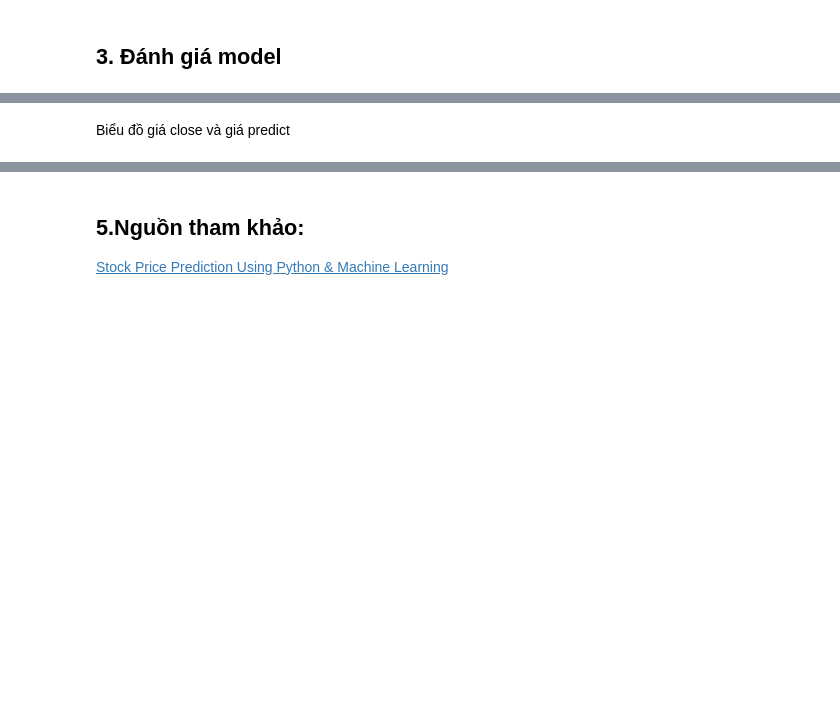
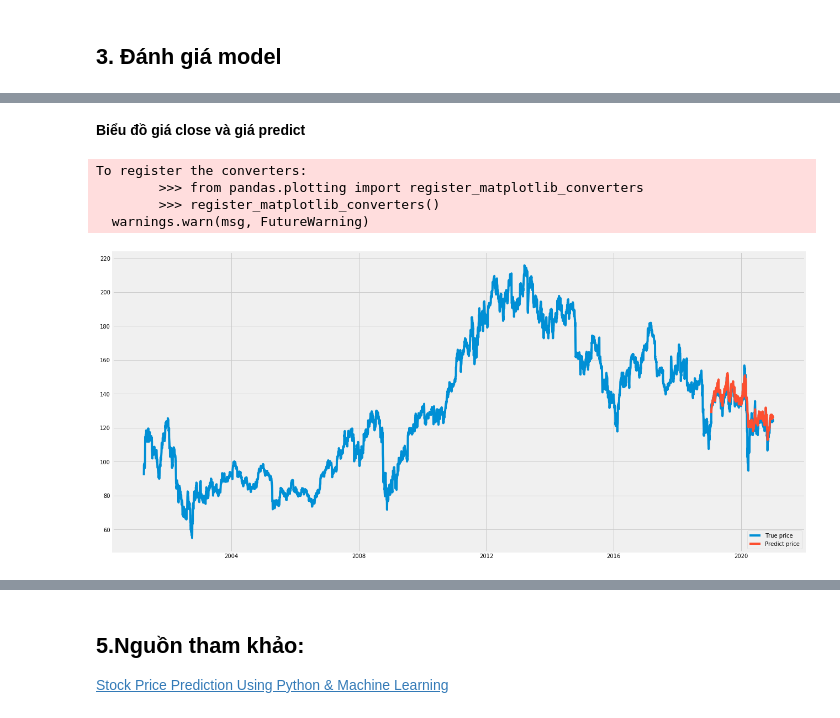
Before and after one commit to ptquan-hcmus/StockPricePredict, a Jupyter notebook: StockPredictModel.ipynb, the cells around one changed output, grey strips where cells are left out. Cells and saved outputs as stored; diff of their text form; code cells hidden in the pictures; blank space fills up the shorter version.

```diff
--- a/StockPredictModel.ipynb
+++ b/StockPredictModel.ipynb
@@ -228,6 +254,6 @@ model.add(LSTM(50, return_sequences=False))
 model.add(Dense(20, activation=None))
 model.add(Dense(1, activation=None))
 model.compile(optimizer='adam', loss = 'mean_squared_error')
-model.fit(X_train, y_train, batch_size=32, epochs=6, shuffle=True, validation_data=(X_val, y_val))
+model.fit(X_train, y_train, batch_size=32, epochs=10, shuffle=True, validation_data=(X_val, y_val))
 predictions = model.predict(X_test)
 predictions = predictions.reshape((1, -1))[0]
@@ -234,3 +281,3 @@ predictions = predictions.reshape((1, -1))[0]
 # %%
-plot_df = EMA_df[['close']]
+plot_df = EMA_df[['Close']]
 plot_df.head()
@@ -244,12 +314,18 @@ valid_df.head()
 # %% [markdown]
-Biểu đồ giá close và giá predict
+**Biểu đồ giá close và giá predict**
 # %%
 # Biểu đồ tổng quan giá
 plt.figure(figsize = (20, 10))
-plt.plot(plot_df['close'])
+plt.plot(plot_df['Close'])
 plt.plot(valid_df['predictions'])
 plt.legend(['True price', 'Predict price'], loc = 'lower right')
 plt.show()
+# %% [output]
+To register the converters:
+        >>> from pandas.plotting import register_matplotlib_converters
+        >>> register_matplotlib_converters()
+  warnings.warn(msg, FutureWarning)
+[figure, added]
 # %%
 # Biểu đồ riêng giá predict trên tập test và giá thực tế
 plt.figure(figsize = (20, 10))
```
Also changed, not shown: parts of 27 cells of this notebook.
